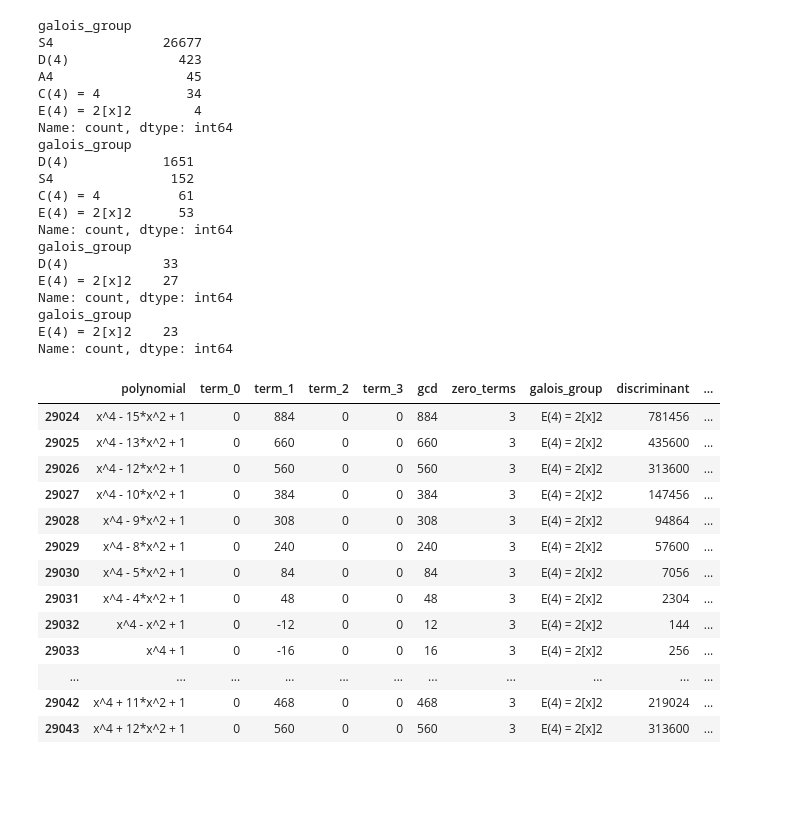
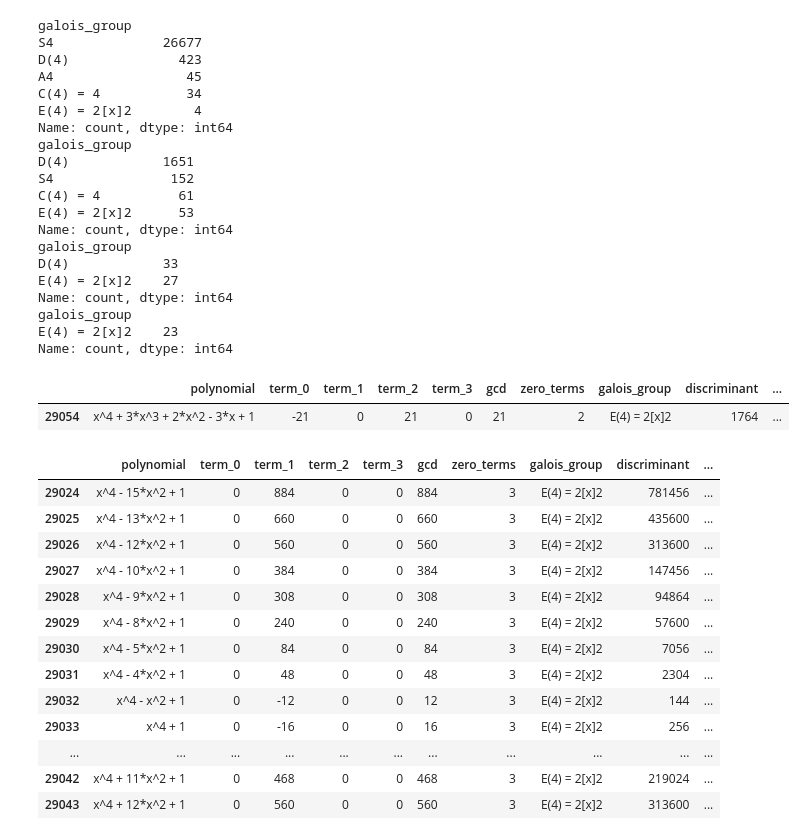
Before and after one commit to rvalenciaaz/resolvent_polynomial_experiments, a Jupyter notebook: main_scripts_formula_resolvent/checking_numbers.ipynb, the cells around one changed output. Saved outputs shown, nothing was run; the diff lists cells and outputs as text; code cells hidden in the pictures; blank space fills up the shorter version.

```diff
--- a/main_scripts_formula_resolvent/checking_numbers.ipynb
+++ b/main_scripts_formula_resolvent/checking_numbers.ipynb
@@ -32,6 +32,11 @@ Name: count, dtype: int64
 all_table["quad_1"]=all_table["term_1"]**2-3*all_table["term_0"]*all_table["term_2"]
 all_table["quad_2"]=all_table["term_1"]*all_table["term_2"]-9*all_table["term_0"]*all_table["term_3"]
 all_table["quad_3"]=all_table["term_2"]**2-3*all_table["term_1"]*all_table["term_3"]
+# %%
+all_table[all_table["polynomial"]=="x^4 + 3*x^3 + 2*x^2 - 3*x + 1"]
+# %% [output]
+|  | polynomial | term_0 | term_1 | term_2 | term_3 | gcd | zero_terms | galois_group | discriminant | ... |
+| 29054 | x^4 + 3*x^3 + 2*x^2 - 3*x + 1 | -21 | 0 | 21 | 0 | 21 | 2 | E(4) = 2[x]2 | 1764 | ... |
 # %%
 three_zeros=all_table[all_table["zero_terms"]==3]
 # %%
```
Also changed, not shown: 6 other files.
